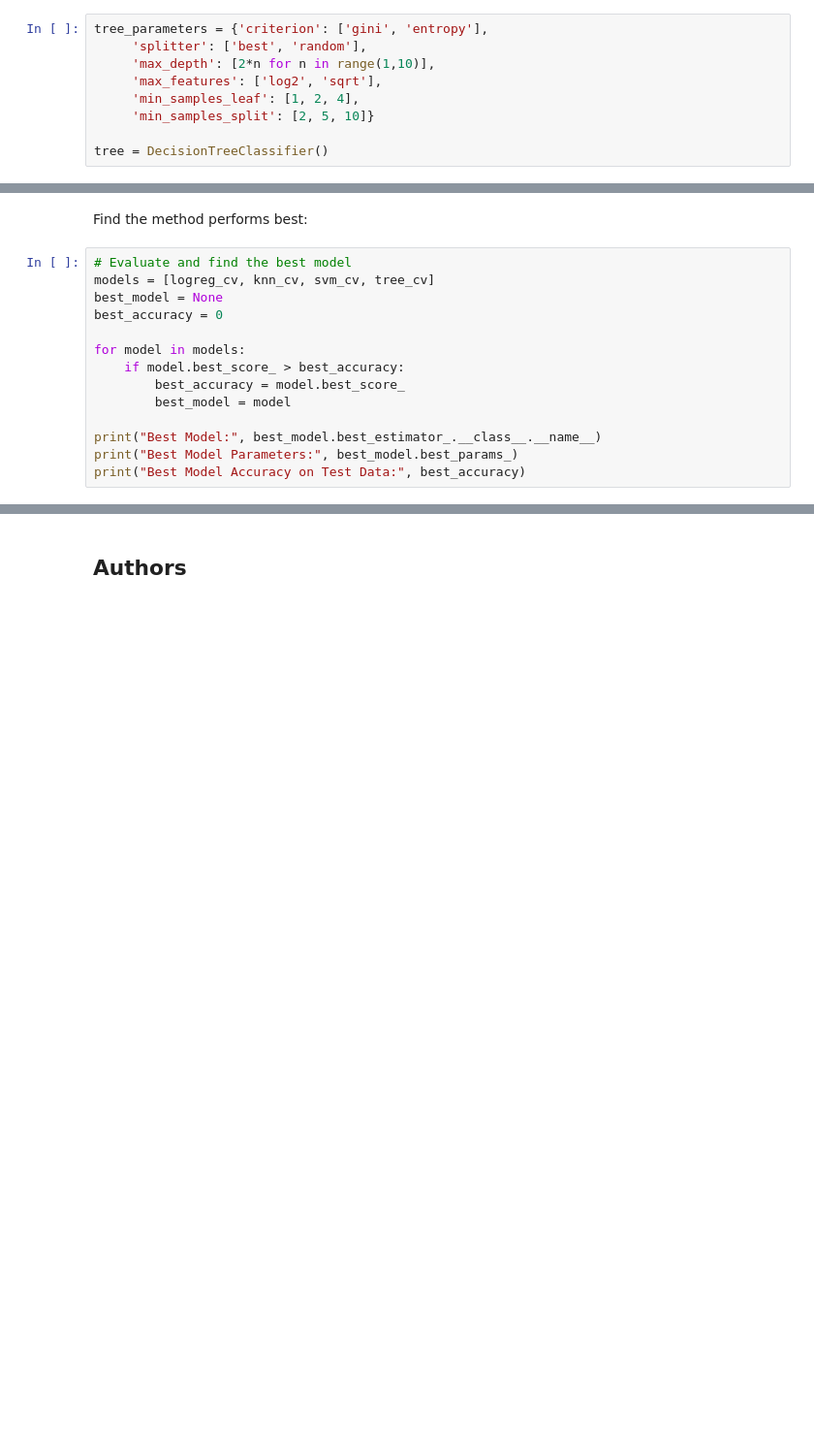
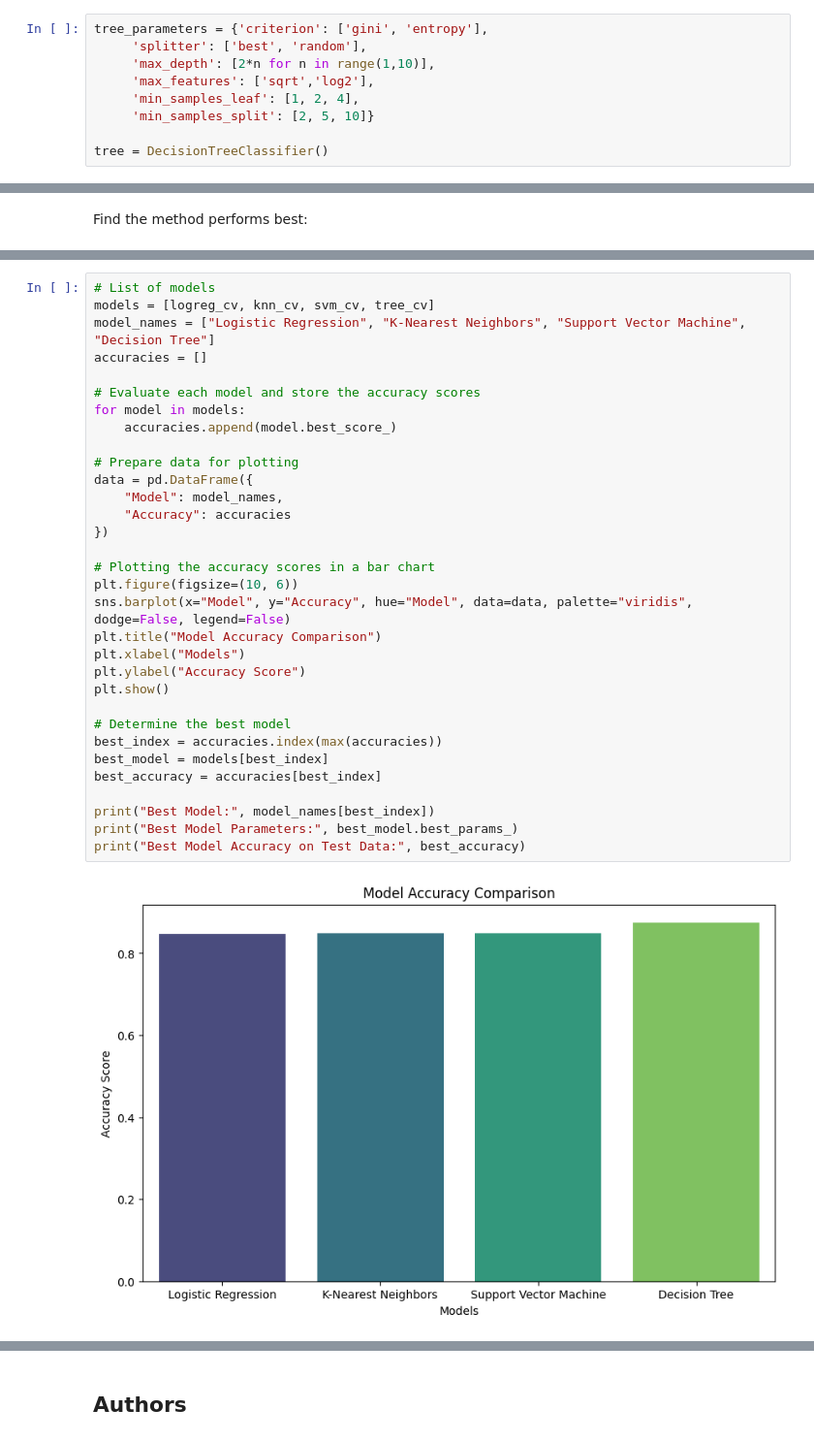
Before and after one commit to bilalftaieh/Data-Project, a Jupyter notebook: SpaceX_Machine Learning Prediction_Part_5.ipynb, the cells around one changed output, grey strips where cells are left out. Shown at 97% size. Drawn from its saved outputs; the diff is of its cells as text; blank space fills up the shorter version.

```diff
--- a/SpaceX_Machine Learning Prediction_Part_5.ipynb
+++ b/SpaceX_Machine Learning Prediction_Part_5.ipynb
@@ -266,7 +266,7 @@ Create a decision tree classifier object then  create a  <code>GridSearchCV</cod
 tree_parameters = {'criterion': ['gini', 'entropy'],
      'splitter': ['best', 'random'],
      'max_depth': [2*n for n in range(1,10)],
-     'max_features': ['log2', 'sqrt'],
+     'max_features': ['sqrt','log2'],
      'min_samples_leaf': [1, 2, 4],
      'min_samples_split': [2, 5, 10]}
 
@@ -352,17 +352,3 @@ plot_confusion_matrix(Y_test,yhat)
 ## TASK  12
 # %% [markdown]
 Find the method performs best:
-# %%
-# Evaluate and find the best model
-models = [logreg_cv, knn_cv, svm_cv, tree_cv]
-best_model = None
-best_accuracy = 0
-
-for model in models:
-    if model.best_score_ > best_accuracy:
-        best_accuracy = model.best_score_
-        best_model = model
-
-print("Best Model:", best_model.best_estimator_.__class__.__name__)
-print("Best Model Parameters:", best_model.best_params_)
-print("Best Model Accuracy on Test Data:", best_accuracy)
@@ -372,0 +355,34 @@ Best Model Accuracy on Test Data: 0.8875
+# %%
+# List of models
+models = [logreg_cv, knn_cv, svm_cv, tree_cv]
+model_names = ["Logistic Regression", "K-Nearest Neighbors", "Support Vector Machine", "Decision Tree"]
+accuracies = []
+
+# Evaluate each model and store the accuracy scores
+for model in models:
+    accuracies.append(model.best_score_)
+
+# Prepare data for plotting
+data = pd.DataFrame({
+    "Model": model_names,
+    "Accuracy": accuracies
+})
+
+# Plotting the accuracy scores in a bar chart
+plt.figure(figsize=(10, 6))
+sns.barplot(x="Model", y="Accuracy", hue="Model", data=data, palette="viridis", dodge=False, legend=False)
+plt.title("Model Accuracy Comparison")
+plt.xlabel("Models")
+plt.ylabel("Accuracy Score")
+plt.show()
+
+# Determine the best model
+best_index = accuracies.index(max(accuracies))
+best_model = models[best_index]
+best_accuracy = accuracies[best_index]
+
+print("Best Model:", model_names[best_index])
+print("Best Model Parameters:", best_model.best_params_)
+print("Best Model Accuracy on Test Data:", best_accuracy)
+# %% [output]
+[figure, added]
```
Also changed, not shown: parts of 6 cells of this notebook.
